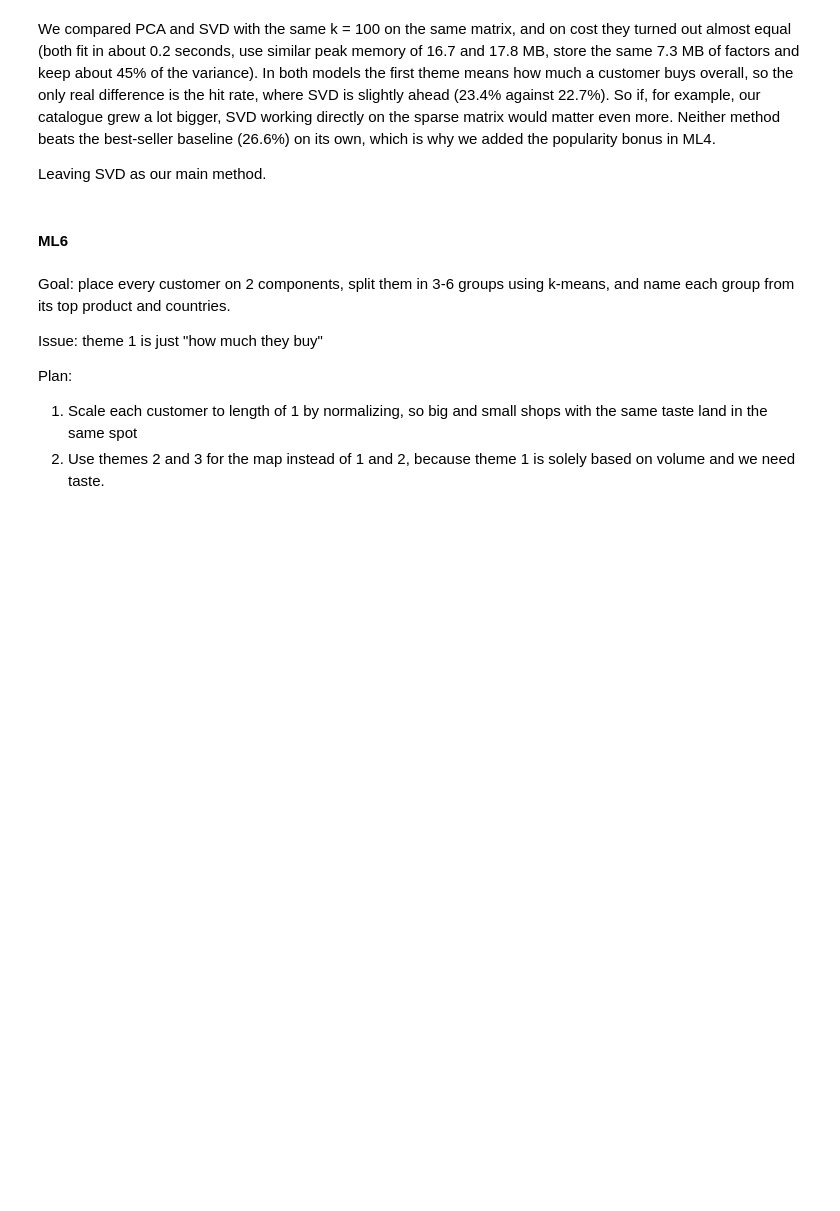
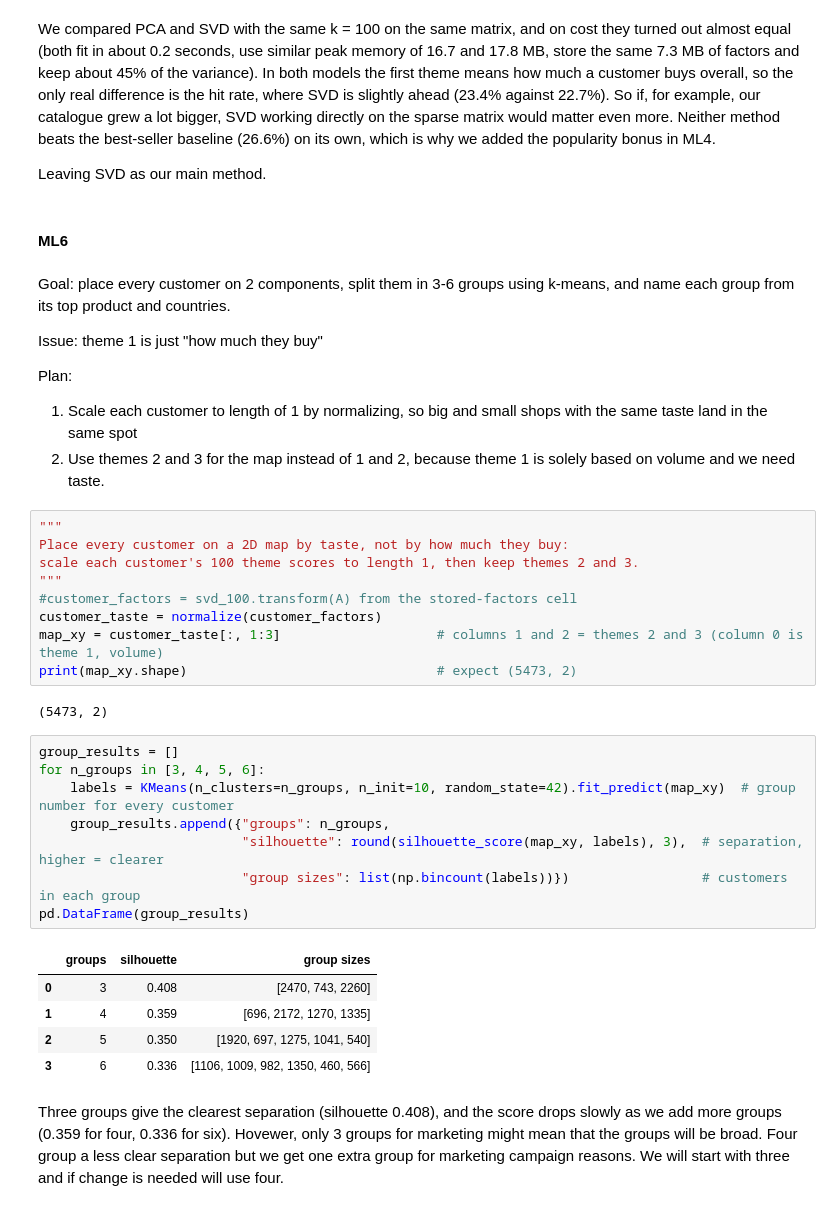
Before and after one commit to kholostovamk/Online-Retail-II-UCI, a Jupyter notebook: work.ipynb, the cells around one changed output. Cells and saved outputs as stored; diff of their text form; blank space fills up the shorter version.

```diff
--- a/work.ipynb
+++ b/work.ipynb
@@ -712,3 +714,30 @@ Issue: theme 1 is just "how much they buy"
 Plan:
 1. Scale each customer to length of 1 by normalizing, so big and small shops with the same taste land in the same spot
 2. Use themes 2 and 3 for the map instead of 1 and 2, because theme 1 is solely based on volume and we need taste.
+# %%
+"""
+Place every customer on a 2D map by taste, not by how much they buy:
+scale each customer's 100 theme scores to length 1, then keep themes 2 and 3.
+"""
+#customer_factors = svd_100.transform(A) from the stored-factors cell
+customer_taste = normalize(customer_factors)
+map_xy = customer_taste[:, 1:3]                    # columns 1 and 2 = themes 2 and 3 (column 0 is theme 1, volume)
+print(map_xy.shape)                                # expect (5473, 2)
+# %% [output]
+(5473, 2)
+# %%
+group_results = []
+for n_groups in [3, 4, 5, 6]:
+    labels = KMeans(n_clusters=n_groups, n_init=10, random_state=42).fit_predict(map_xy)  # group number for every customer
+    group_results.append({"groups": n_groups,
+                          "silhouette": round(silhouette_score(map_xy, labels), 3),  # separation, higher = clearer
+                          "group sizes": list(np.bincount(labels))})                 # customers in each group
+pd.DataFrame(group_results)
+# %% [output]
+|  | groups | silhouette | group sizes |
+| 0 | 3 | 0.408 | [2470, 743, 2260] |
+| 1 | 4 | 0.359 | [696, 2172, 1270, 1335] |
+| 2 | 5 | 0.350 | [1920, 697, 1275, 1041, 540] |
+| 3 | 6 | 0.336 | [1106, 1009, 982, 1350, 460, 566] |
+# %% [markdown]
+Three groups give the clearest separation (silhouette 0.408), and the score drops slowly as we add more groups (0.359 for four, 0.336 for six). Hovewer, only 3 groups for marketing might mean that the groups will be broad. Four group a less clear separation but we get one extra group for marketing campaign reasons. We will start with three and if change is needed will use four.
```
Also changed, not shown: parts of 16 cells of this notebook.
